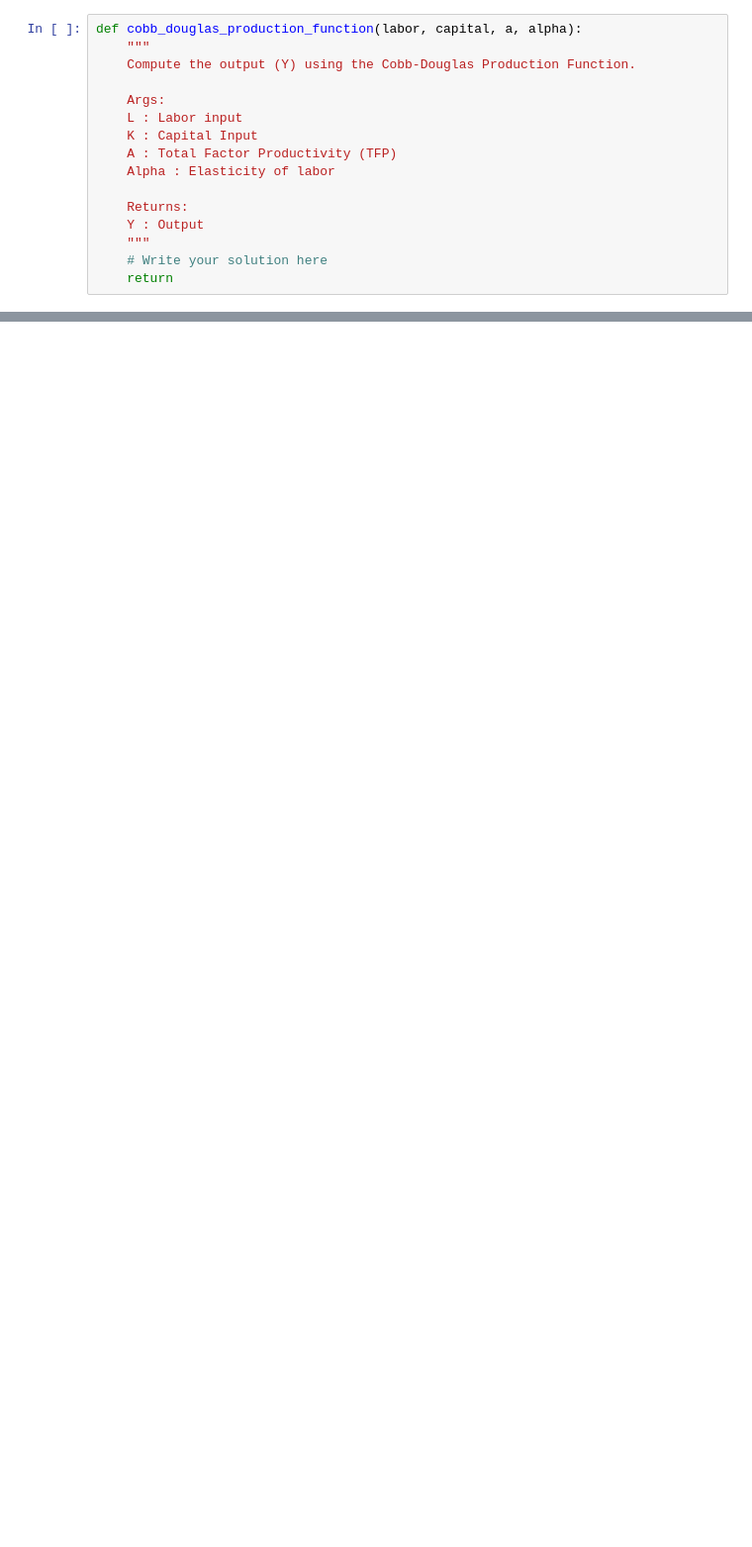
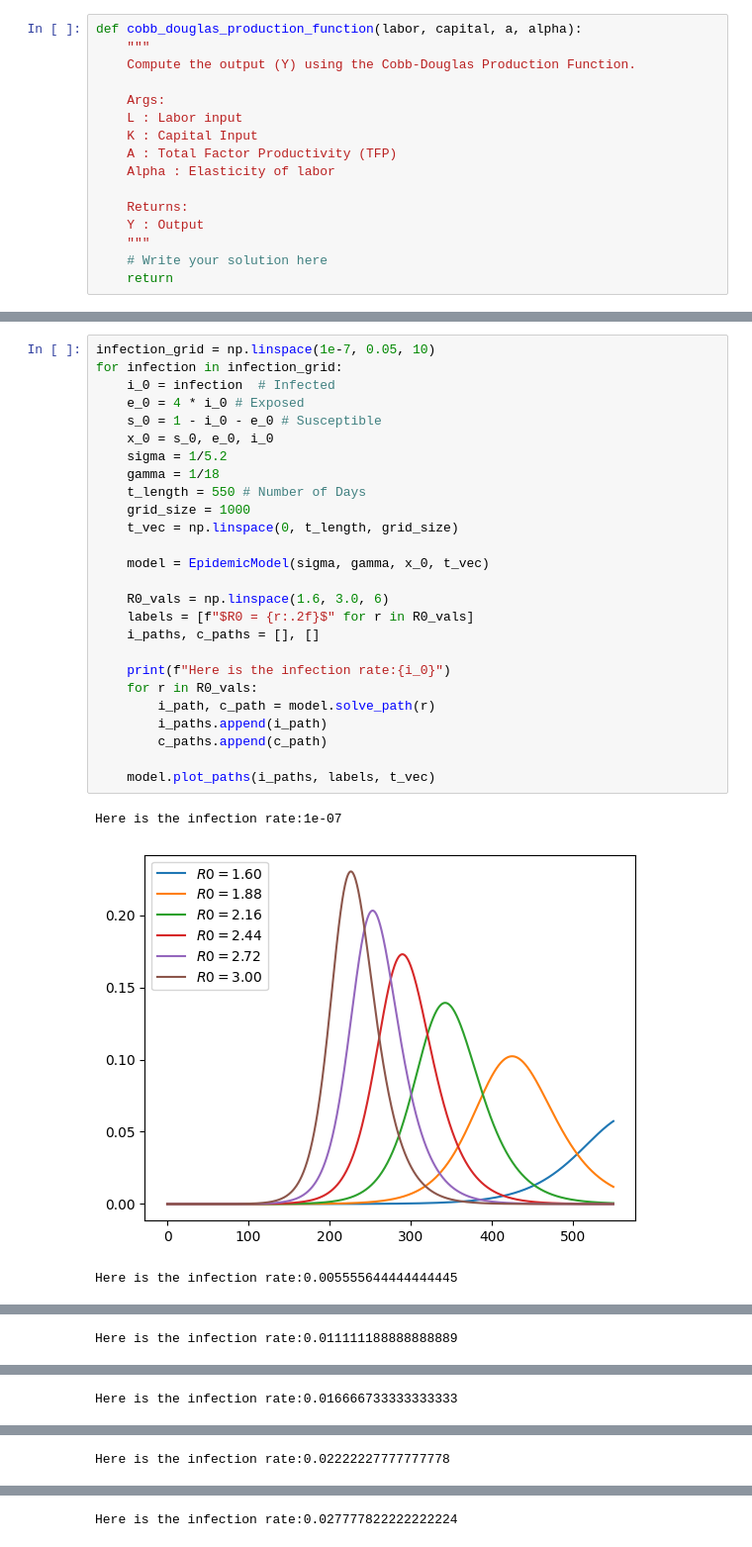
Before and after one commit to WilliamYWu/coding_for_econ, a Jupyter notebook: c1_intro_to_programming.ipynb, the cells around one changed output, grey strips where cells are left out. Shown at 99% size. Drawn from its saved outputs; the diff is of its cells as text; blank space fills up the shorter version.

```diff
--- a/c1_intro_to_programming.ipynb
+++ b/c1_intro_to_programming.ipynb
@@ -430,0 +488,30 @@ label:hover {
+# %%
+infection_grid = np.linspace(1e-7, 0.05, 10)
+for infection in infection_grid:
+    i_0 = infection  # Infected
+    e_0 = 4 * i_0 # Exposed
+    s_0 = 1 - i_0 - e_0 # Susceptible
+    x_0 = s_0, e_0, i_0
+    sigma = 1/5.2
+    gamma = 1/18
+    t_length = 550 # Number of Days
+    grid_size = 1000
+    t_vec = np.linspace(0, t_length, grid_size)
+
+    model = EpidemicModel(sigma, gamma, x_0, t_vec)
+
+    R0_vals = np.linspace(1.6, 3.0, 6)
+    labels = [f"$R0 = {r:.2f}$" for r in R0_vals]
+    i_paths, c_paths = [], []
+
+    print(f"Here is the infection rate:{i_0}")
+    for r in R0_vals:
+        i_path, c_path = model.solve_path(r)
+        i_paths.append(i_path)
+        c_paths.append(c_path)
+
+    model.plot_paths(i_paths, labels, t_vec)
+# %% [output]
+Here is the infection rate:1e-07
+[figure, added]
+Here is the infection rate:0.005555644444444445
@@ -430,0 +519 @@ label:hover {
+Here is the infection rate:0.011111188888888889
@@ -430,0 +521 @@ label:hover {
+Here is the infection rate:0.016666733333333333
@@ -430,0 +523 @@ label:hover {
+Here is the infection rate:0.02222227777777778
@@ -430,0 +525 @@ label:hover {
+Here is the infection rate:0.027777822222222224
```
Also changed, not shown: parts of 21 cells of this notebook.
